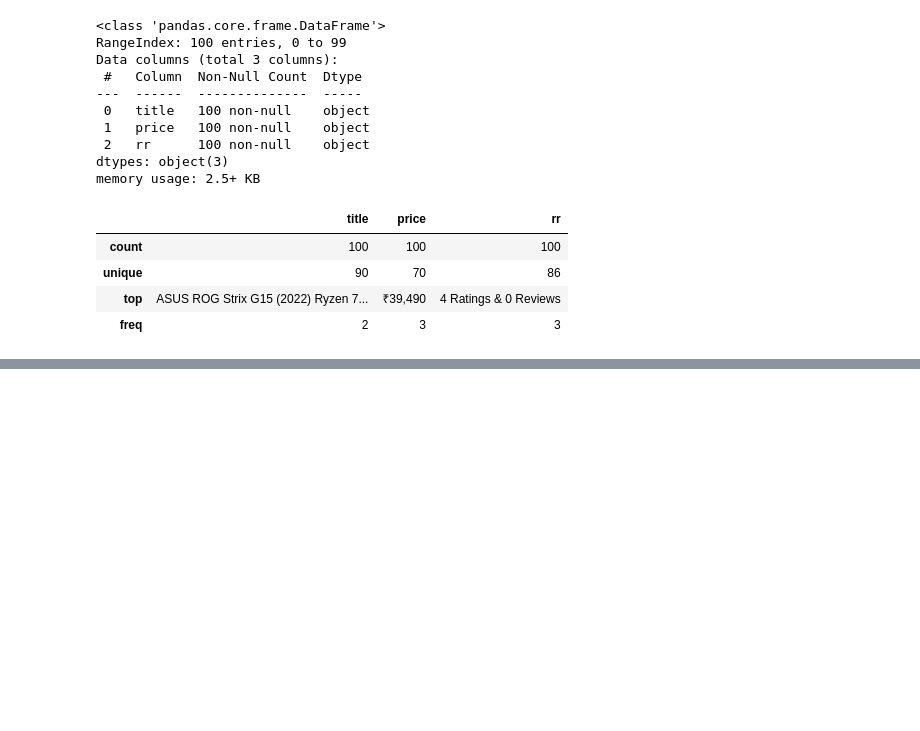
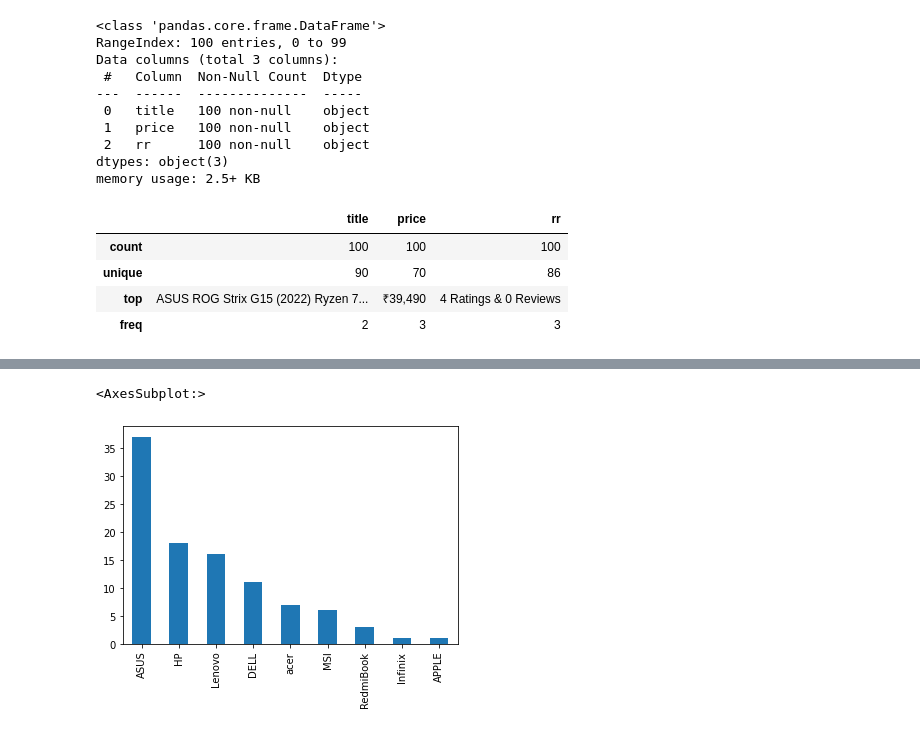
Before and after one commit to akash-yadav-git/My-Digipodium-Python-course, a Jupyter notebook: data_analysis2.ipynb, the cells around one changed output, grey strips where cells are left out. Drawn from its saved outputs; the diff is of its cells as text; code cells hidden in the pictures; blank space fills up the shorter version.

```diff
--- a/data_analysis2.ipynb
+++ b/data_analysis2.ipynb
@@ -73,0 +78,2 @@ df.describe()
+# %%
+df['website']='flipkart'
@@ -73,0 +96,2 @@ df.describe()
+# %%
+df.drop(columns=['rr'],inplace=True)
@@ -73,0 +114,4 @@ df.describe()
+# %%
+#task 1: creat a column brand and store the brand name in it taken from the
+#  first column
+df['brand']=df['product_name'].apply(lambda x:x.split()[0])
@@ -73,0 +134,2 @@ df.describe()
+# %%
+df['link']=df['link'].apply(lambda x:'https://www.flipkart.com'+x)
@@ -73,0 +163,5 @@ df.describe()
+# %%
+df['brand'].value_counts().plot(kind='bar')# pip install matplotlib
+# %% [output]
+<AxesSubplot:>
+[figure, added]
```
Also changed, not shown: parts of 12 cells of this notebook, 1 other file.
